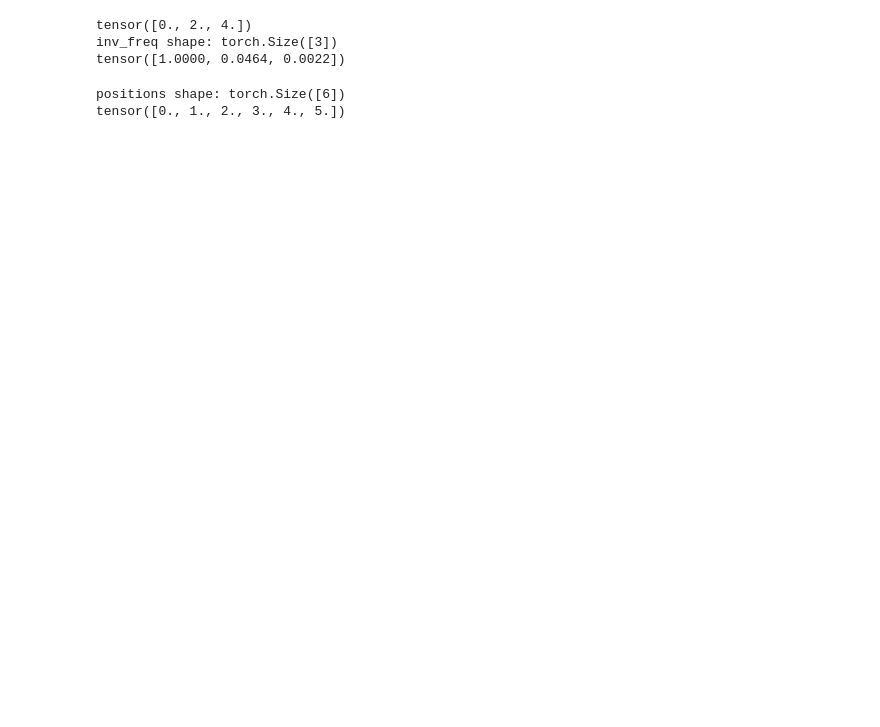
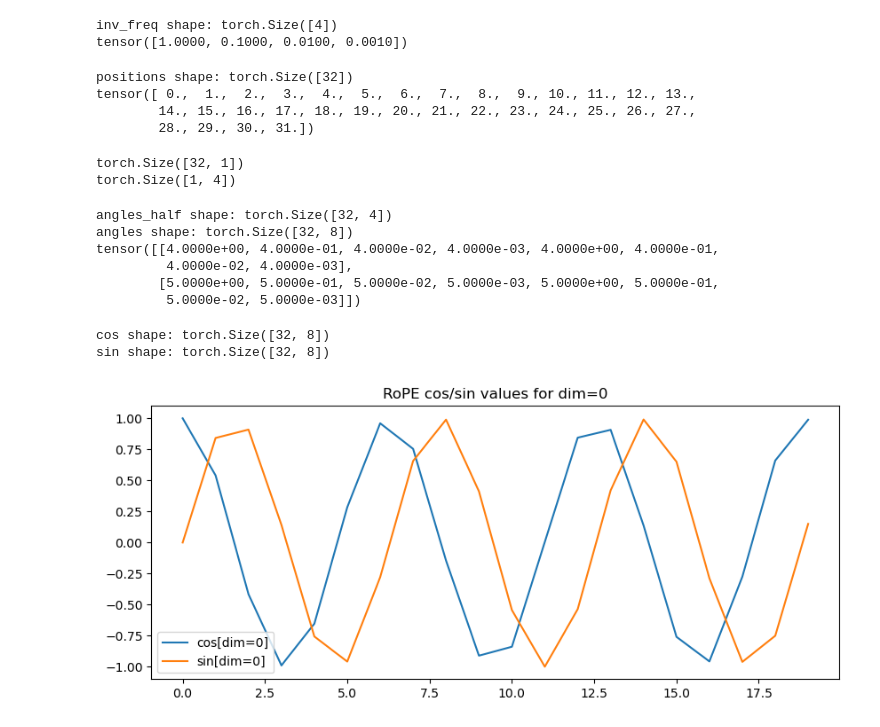
Before and after one commit to PrajwalAxRy/Cooking_360M_LLM_From_Scratch, a Jupyter notebook: notebook/RoPE.ipynb, the cells around one changed output. Saved outputs shown, nothing was run; the diff lists cells and outputs as text; code cells hidden in the pictures; blank space fills up the shorter version.

```diff
--- a/notebook/RoPE.ipynb
+++ b/notebook/RoPE.ipynb
@@ -2,27 +2,52 @@
 import torch
 import matplotlib.pyplot as plt
 # %%
-head_dim = 6
-theta_base = 10000
-context_length = 6
-dtype=torch.float32
+head_dim = 8
+theta_base = 10_000
+context_length = 32
+batch_size, num_heads, seq_len = 2, 2, 16
+
+dtype = torch.float32
 # %%
-inv_freq = 1.0 / (theta_base ** (2.0 * torch.arange(0, head_dim, 2, dtype=dtype)/head_dim))
-
-# Print torch.arange(0, head_dim, 2, dtype=dtype)
-print(torch.arange(0, head_dim, 2, dtype=dtype))
+freq_exponents = torch.arange(0, head_dim, 2, dtype=dtype) / head_dim
+inv_freq = 1.0 / (theta_base ** freq_exponents)
 
 print("inv_freq shape:", inv_freq.shape)
 print(inv_freq)
 # %% [output]
-tensor([0., 2., 4.])
-inv_freq shape: torch.Size([3])
-tensor([1.0000, 0.0464, 0.0022])
+inv_freq shape: torch.Size([4])
+tensor([1.0000, 0.1000, 0.0100, 0.0010])
 # %%
+# Position indices
 positions = torch.arange(context_length, dtype=dtype)
-
 print("positions shape:", positions.shape)
 print(positions)
 # %% [output]
-positions shape: torch.Size([6])
-tensor([0., 1., 2., 3., 4., 5.])
+positions shape: torch.Size([32])
+tensor([ 0.,  1.,  2.,  3.,  4.,  5.,  6.,  7.,  8.,  9., 10., 11., 12., 13.,
+        14., 15., 16., 17., 18., 19., 20., 21., 22., 23., 24., 25., 26., 27.,
+        28., 29., 30., 31.])
+# %%
+print(positions[:, None].shape)
+print(inv_freq[None, :].shape)
+# %% [output]
+torch.Size([32, 1])
+torch.Size([1, 4])
+# %%
+# Outer product → angles (context_length, head_dim // 2)
+angles_half = positions[:, None] * inv_freq[None, :]
+print("angles_half shape:", angles_half.shape)
+#print(angles_half)
+
+# Duplicate to full head_dim
+angles = torch.cat([angles_half, angles_half], dim=-1)
+
+print("angles shape:", angles.shape)
+print(angles[4:6, :])  # Print first two rows of angles
+# %% [output]
+angles_half shape: torch.Size([32, 4])
+angles shape: torch.Size([32, 8])
+tensor([[4.0000e+00, 4.0000e-01, 4.0000e-02, 4.0000e-03, 4.0000e+00, 4.0000e-01,
+         4.0000e-02, 4.0000e-03],
+        [5.0000e+00, 5.0000e-01, 5.0000e-02, 5.0000e-03, 5.0000e+00, 5.0000e-01,
+         5.0000e-02, 5.0000e-03]])
@@ -28,0 +65,18 @@ tensor([0., 1., 2., 3., 4., 5.])
+# %%
+cos = torch.cos(angles)
+sin = torch.sin(angles)
+
+print("cos shape:", cos.shape)
+print("sin shape:", sin.shape)
+# %% [output]
+cos shape: torch.Size([32, 8])
+sin shape: torch.Size([32, 8])
+# %%
+plt.figure(figsize=(10, 4))
+plt.plot(cos[:20, 0].numpy(), label="cos[dim=0]")
+plt.plot(sin[:20, 0].numpy(), label="sin[dim=0]")
+plt.legend()
+plt.title("RoPE cos/sin values for dim=0")
+plt.show()
+# %% [output]
+[figure, added]
```
Also changed, not shown: parts of 6 cells of this notebook.
